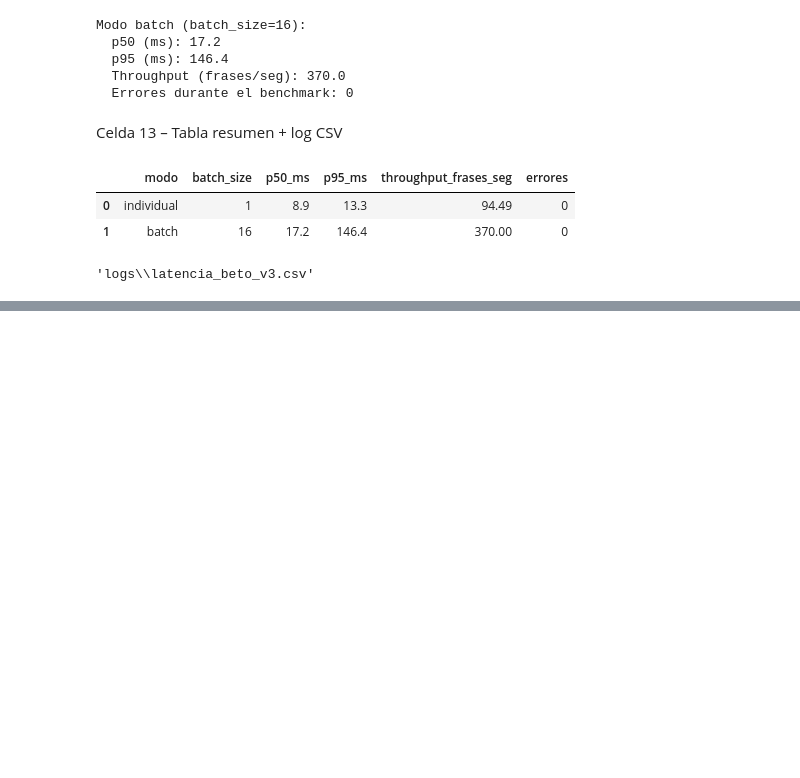
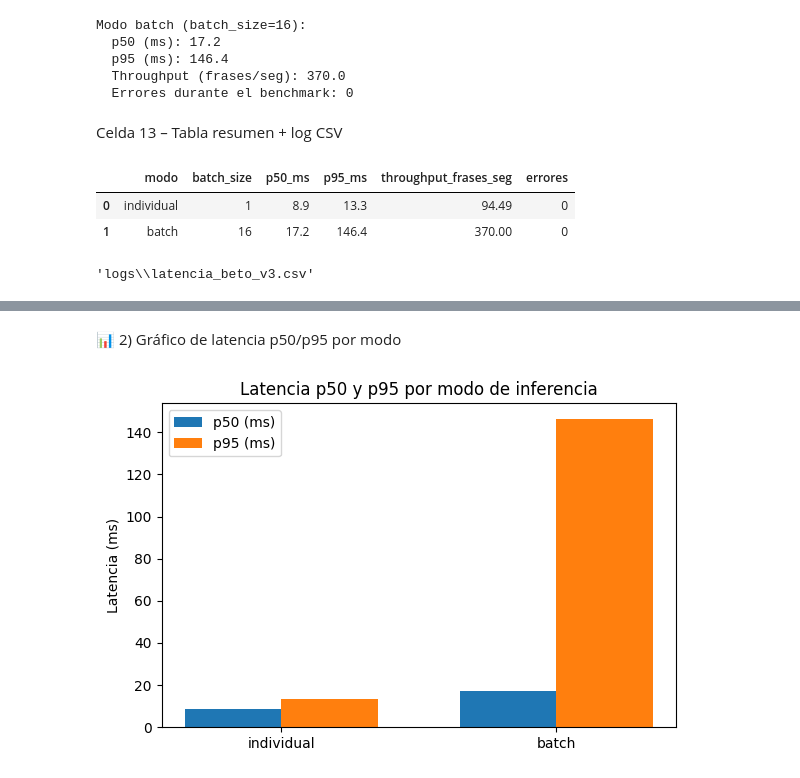
Before and after one commit to jcam121212/tesisuni, a Jupyter notebook: notebooks/7_benchmark_latencia_beto_v3.ipynb, the cells around one changed output, grey strips where cells are left out. Cells and saved outputs as stored; diff of their text form; code cells hidden in the pictures; blank space fills up the shorter version.

```diff
--- a/notebooks/7_benchmark_latencia_beto_v3.ipynb
+++ b/notebooks/7_benchmark_latencia_beto_v3.ipynb
@@ -335,0 +355,20 @@ log_path
+# %% [markdown]
+📊 2) Gráfico de latencia p50/p95 por modo
+# %%
+# Gráfico de barras agrupadas: p50 y p95 por modo
+modos = resumen_latencia["modo"].tolist()
+x = np.arange(len(modos))
+ancho = 0.35  # separación entre barras
+
+plt.figure(figsize=(6, 4))
+plt.bar(x - ancho/2, resumen_latencia["p50_ms"], width=ancho, label="p50 (ms)")
+plt.bar(x + ancho/2, resumen_latencia["p95_ms"], width=ancho, label="p95 (ms)")
+
+plt.xticks(x, modos)
+plt.ylabel("Latencia (ms)")
+plt.title("Latencia p50 y p95 por modo de inferencia")
+plt.legend()
+plt.tight_layout()
+plt.show()
+# %% [output]
+[figure, added]
```
Also changed, not shown: parts of 6 cells of this notebook.
